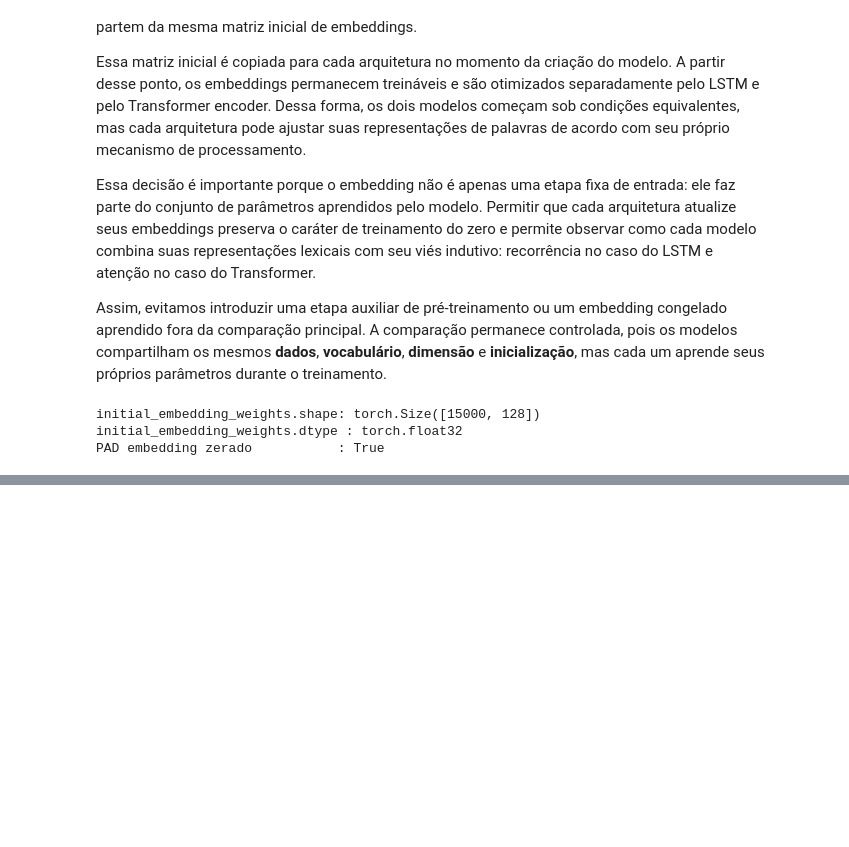
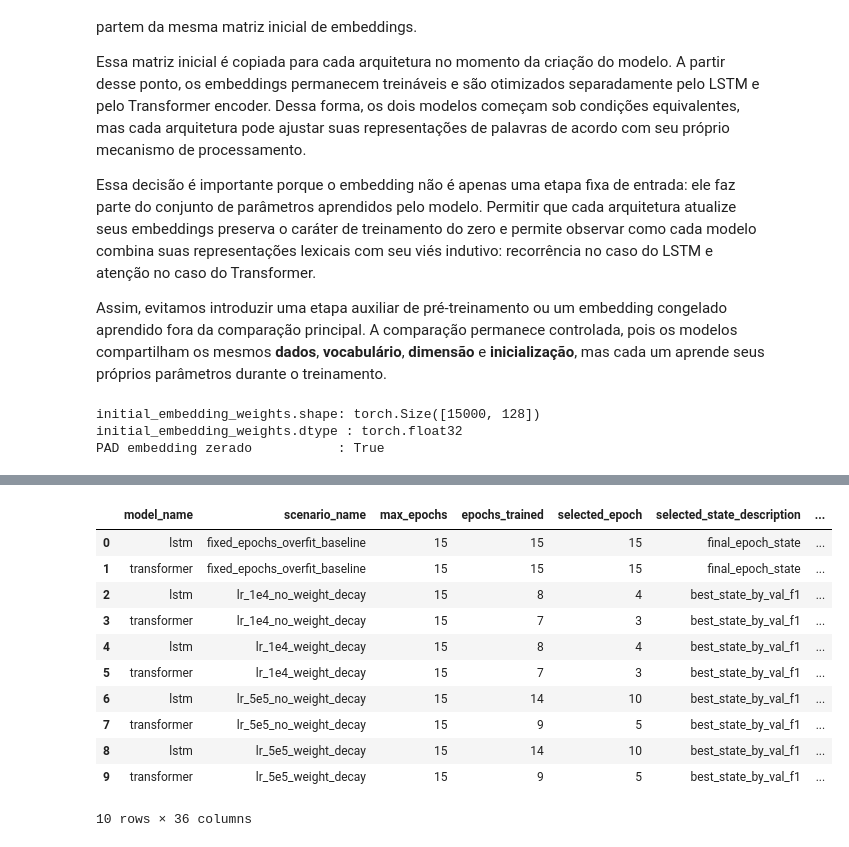
Before and after one commit to gilcesarf/deep-learning, a Jupyter notebook: atividade-unidade-3.ipynb, the cells around one changed output, grey strips where cells are left out. Drawn from its saved outputs; the diff is of its cells as text; code cells hidden in the pictures; blank space fills up the shorter version.

Commit message:
WIP: treinamento atividade 3

```diff
--- a/atividade-unidade-3.ipynb
+++ b/atividade-unidade-3.ipynb
@@ -1412,0 +2007,13 @@ A saída da LSTM contém uma representação para cada posição da sequência.
+# %%
+EXPERIMENT_RESULTS_DIR = Path("atividade3-results")
+EXPERIMENT_CACHE_DIR = EXPERIMENT_RESULTS_DIR / "training-cache"
+
+EXPERIMENT_RESULTS_DIR.mkdir(
+    parents=True,
+    exist_ok=True,
+)
+
+EXPERIMENT_CACHE_DIR.mkdir(
+    parents=True,
+    exist_ok=True,
+)
@@ -1412,0 +2947,9 @@ A saída da LSTM contém uma representação para cada posição da sequência.
+# %%
+# ============================================================
+# Modelos avaliados
+# ============================================================
+
+MODEL_BUILDERS = {
+    "lstm": build_lstm_model,
+    "transformer": build_transformer_model,
+}
@@ -1412,0 +2958,12 @@ A saída da LSTM contém uma representação para cada posição da sequência.
+# %%
+# ============================================================
+# Execução dos experimentos
+# ============================================================
+
+experiment_history_df, experiment_summary_df, trained_model_states, trained_model_states_by_metric = run_experimental_grid(
+    training_scenarios=TRAINING_SCENARIOS,
+    model_builders=MODEL_BUILDERS,
+    train_loader=train_loader,
+    val_loader=val_loader,
+    device=device,
+)
@@ -1412,0 +2988,15 @@ A saída da LSTM contém uma representação para cada posição da sequência.
+# %%
+experiment_summary_df
+# %% [output]
+|  | model_name | scenario_name | max_epochs | epochs_trained | selected_epoch | selected_state_description | ... |
+| 0 | lstm | fixed_epochs_overfit_baseline | 15 | 15 | 15 | final_epoch_state | ... |
+| 1 | transformer | fixed_epochs_overfit_baseline | 15 | 15 | 15 | final_epoch_state | ... |
+| 2 | lstm | lr_1e4_no_weight_decay | 15 | 8 | 4 | best_state_by_val_f1 | ... |
+| 3 | transformer | lr_1e4_no_weight_decay | 15 | 7 | 3 | best_state_by_val_f1 | ... |
+| 4 | lstm | lr_1e4_weight_decay | 15 | 8 | 4 | best_state_by_val_f1 | ... |
+| 5 | transformer | lr_1e4_weight_decay | 15 | 7 | 3 | best_state_by_val_f1 | ... |
+| 6 | lstm | lr_5e5_no_weight_decay | 15 | 14 | 10 | best_state_by_val_f1 | ... |
+| 7 | transformer | lr_5e5_no_weight_decay | 15 | 9 | 5 | best_state_by_val_f1 | ... |
+| 8 | lstm | lr_5e5_weight_decay | 15 | 14 | 10 | best_state_by_val_f1 | ... |
+| 9 | transformer | lr_5e5_weight_decay | 15 | 9 | 5 | best_state_by_val_f1 | ... |
+10 rows × 36 columns
```
Also changed, not shown: parts of 41 cells of this notebook, 30 other files.
